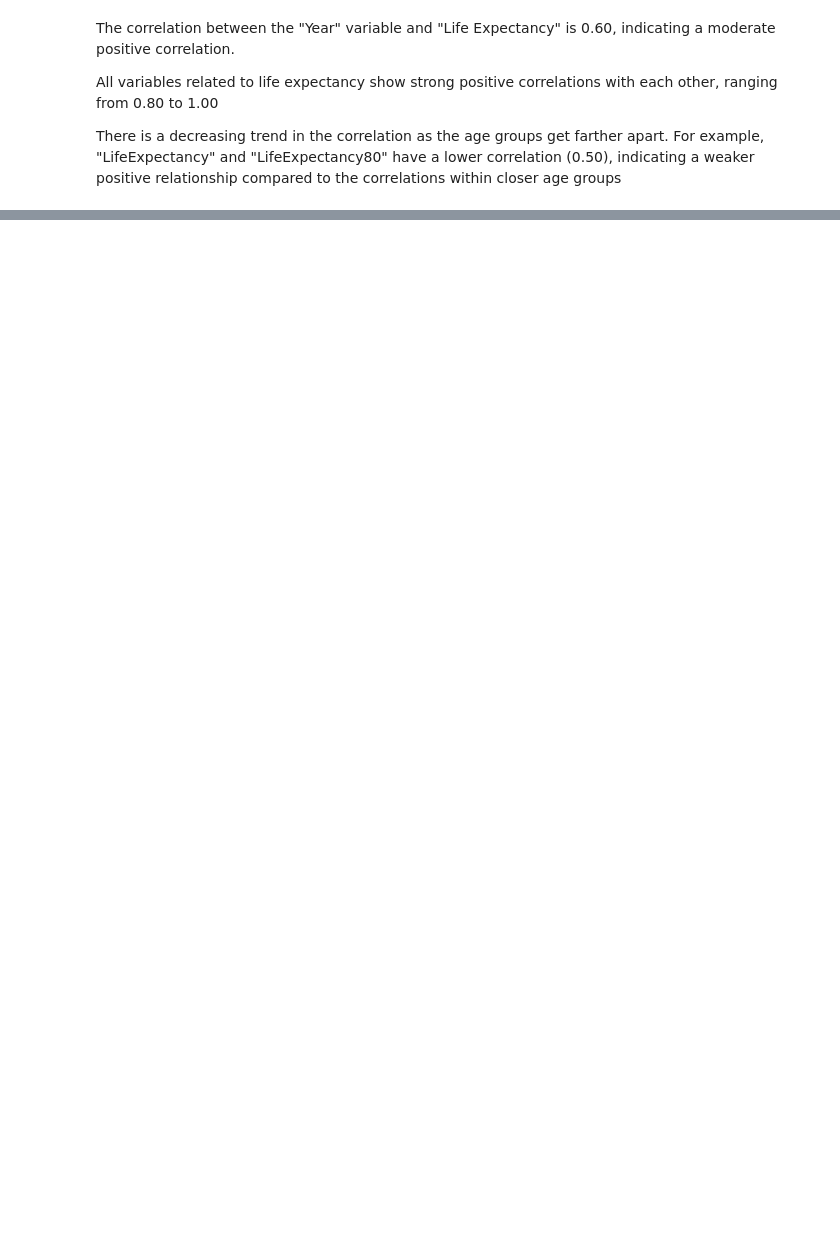
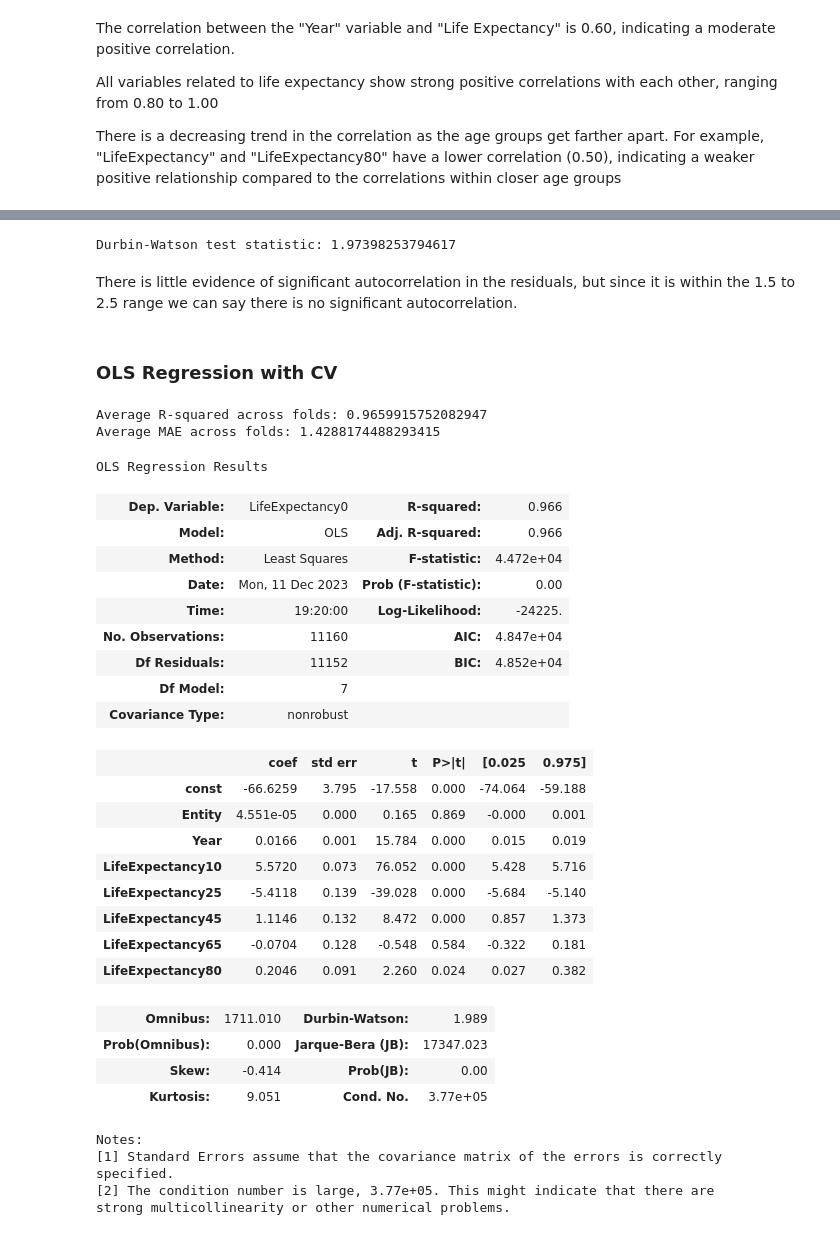
Before and after one commit to INFO-523-Exercises/hw05-sanjaybhargavsiddi, a Jupyter notebook: hw-05.ipynb, the cells around one changed output, grey strips where cells are left out. Drawn from its saved outputs; the diff is of its cells as text; code cells hidden in the pictures; blank space fills up the shorter version.

```diff
--- a/hw-05.ipynb
+++ b/hw-05.ipynb
@@ -114,0 +231,77 @@ There is a decreasing trend in the correlation as the age groups get farther apa
+# %%
+residuals = y_test - y_pred_sm
+dw_test = sm.stats.stattools.durbin_watson(residuals)
+print(f"Durbin-Watson test statistic: {dw_test}")
+# %% [output]
+Durbin-Watson test statistic: 1.97398253794617
+# %% [markdown]
+There is little evidence of significant autocorrelation in the residuals, but since it is within the 1.5 to 2.5 range we can say there is no significant autocorrelation.
+# %% [markdown]
+### OLS Regression with CV
+# %%
+# 5 Folds
+kf = KFold(n_splits=5, shuffle=True, random_state=42)
+
+# Lists to store evaluation metrics across folds
+r_squared_values = []
+mae_values = []
+
+for train_index, val_index in kf.split(X_train_resampled):
+    # Splitting data into train and validation sets for this fold
+    X_train_fold, X_val_fold = X_train_resampled.iloc[train_index], X_train_resampled.iloc[val_index]
+    y_train_fold, y_val_fold = y_train_resampled.iloc[train_index], y_train_resampled.iloc[val_index]
+
+    # Fitting the OLS model
+    ols_model_fold = sm.OLS(y_train_fold, sm.add_constant(X_train_fold)).fit()
+
+    # Making predictions on the validation set
+    y_pred_val = ols_model_fold.predict(sm.add_constant(X_val_fold))
+
+    # Calculating R-squared for this fold
+    r_squared_fold = 1 - (np.sum((y_val_fold - y_pred_val) ** 2) / np.sum((y_val_fold - np.mean(y_val_fold)) ** 2))
+    r_squared_values.append(r_squared_fold)
+
+    # Calculating MAE for this fold
+    mae_fold = np.mean(np.abs(y_val_fold - y_pred_val))
+    mae_values.append(mae_fold)
+
+# Calculating average metrics across all folds
+avg_r_squared = np.mean(r_squared_values)
+avg_mae = np.mean(mae_values)
+
+# Printing average metrics
+print("Average R-squared across folds:", avg_r_squared)
+print("Average MAE across folds:", avg_mae)
+# %% [output]
+Average R-squared across folds: 0.9659915752082947
+Average MAE across folds: 1.4288174488293415
+# %%
+ols_model_fold.summary()
+# %% [output]
+OLS Regression Results
+| Dep. Variable: | LifeExpectancy0 | R-squared: | 0.966 |
+| Model: | OLS | Adj. R-squared: | 0.966 |
+| Method: | Least Squares | F-statistic: | 4.472e+04 |
+| Date: | Mon, 11 Dec 2023 | Prob (F-statistic): | 0.00 |
+| Time: | 19:20:00 | Log-Likelihood: | -24225. |
+| No. Observations: | 11160 | AIC: | 4.847e+04 |
+| Df Residuals: | 11152 | BIC: | 4.852e+04 |
+| Df Model: | 7 |  |  |
+| Covariance Type: | nonrobust |  |  |
+|  | coef | std err | t | P>|t| | [0.025 | 0.975] |
+| const | -66.6259 | 3.795 | -17.558 | 0.000 | -74.064 | -59.188 |
+| Entity | 4.551e-05 | 0.000 | 0.165 | 0.869 | -0.000 | 0.001 |
+| Year | 0.0166 | 0.001 | 15.784 | 0.000 | 0.015 | 0.019 |
+| LifeExpectancy10 | 5.5720 | 0.073 | 76.052 | 0.000 | 5.428 | 5.716 |
+| LifeExpectancy25 | -5.4118 | 0.139 | -39.028 | 0.000 | -5.684 | -5.140 |
+| LifeExpectancy45 | 1.1146 | 0.132 | 8.472 | 0.000 | 0.857 | 1.373 |
+| LifeExpectancy65 | -0.0704 | 0.128 | -0.548 | 0.584 | -0.322 | 0.181 |
+| LifeExpectancy80 | 0.2046 | 0.091 | 2.260 | 0.024 | 0.027 | 0.382 |
+| Omnibus: | 1711.010 | Durbin-Watson: | 1.989 |
+| Prob(Omnibus): | 0.000 | Jarque-Bera (JB): | 17347.023 |
+| Skew: | -0.414 | Prob(JB): | 0.00 |
+| Kurtosis: | 9.051 | Cond. No. | 3.77e+05 |
+Notes:
+[1] Standard Errors assume that the covariance matrix of the errors is correctly specified.
+[2] The condition number is large, 3.77e+05. This might indicate that there are
+strong multicollinearity or other numerical problems.
```
Also changed, not shown: parts of 30 cells of this notebook, 2 other files.
